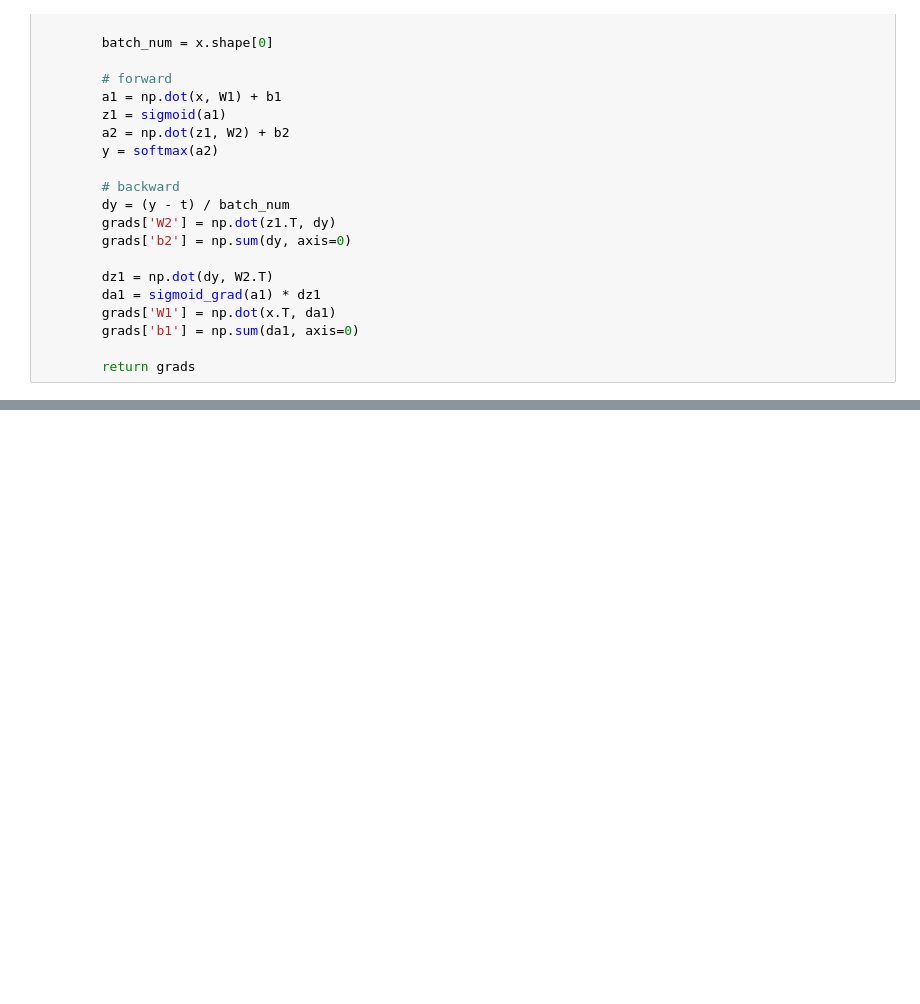
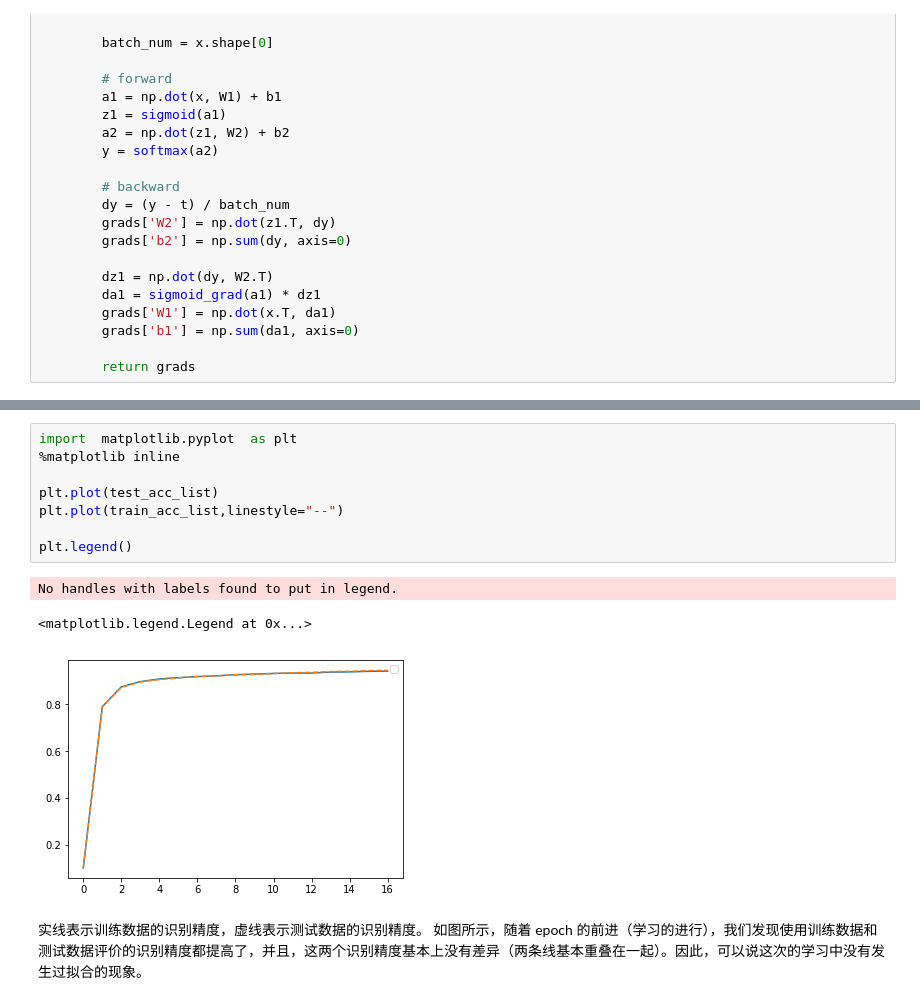
Before and after one commit to fioletflying/DeepLearning, a Jupyter notebook: DeepLearningScratch/ch04_loss/04_神经网络的学习算法实践.ipynb, the cells around one changed output, grey strips where cells are left out. Saved outputs shown, nothing was run; the diff lists cells and outputs as text; blank space fills up the shorter version.

```diff
--- a/DeepLearningScratch/ch04_loss/04_神经网络的学习算法实践.ipynb
+++ b/DeepLearningScratch/ch04_loss/04_神经网络的学习算法实践.ipynb
@@ -102,0 +277,15 @@ class TowLayerNet:
+# %%
+import  matplotlib.pyplot  as plt
+%matplotlib inline
+
+plt.plot(test_acc_list)
+plt.plot(train_acc_list,linestyle="--")
+
+plt.legend()
+# %% [output]
+No handles with labels found to put in legend.
+<matplotlib.legend.Legend at 0x...>
+[figure, added]
+# %% [markdown]
+实线表示训练数据的识别精度，虚线表示测试数据的识别精度。
+如图所示，随着 epoch 的前进（学习的进行），我们发现使用训练数据和测试数据评价的识别精度都提高了，并且，这两个识别精度基本上没有差异（两条线基本重叠在一起）。因此，可以说这次的学习中没有发生过拟合的现象。
```
Also changed, not shown: parts of 9 cells of this notebook, 1 other file.
